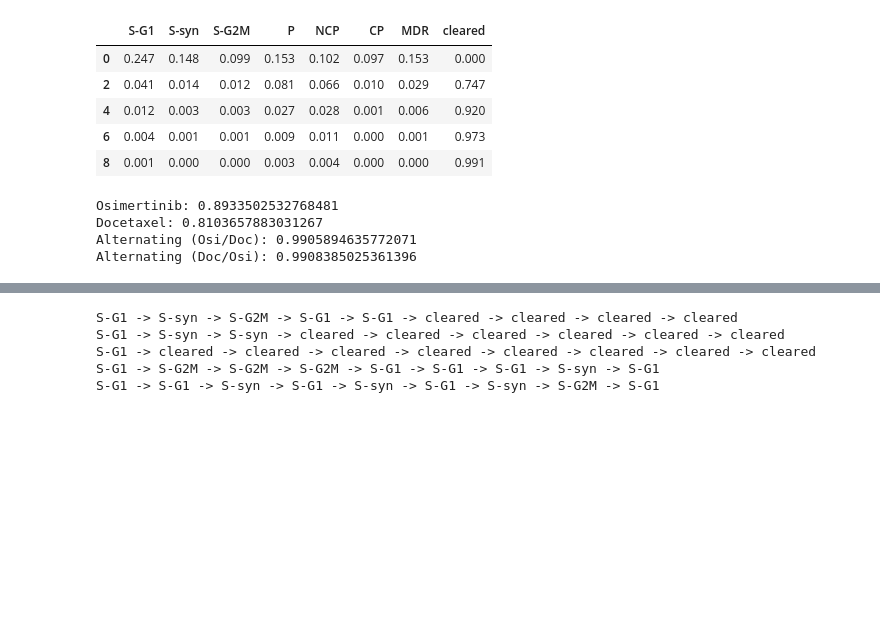
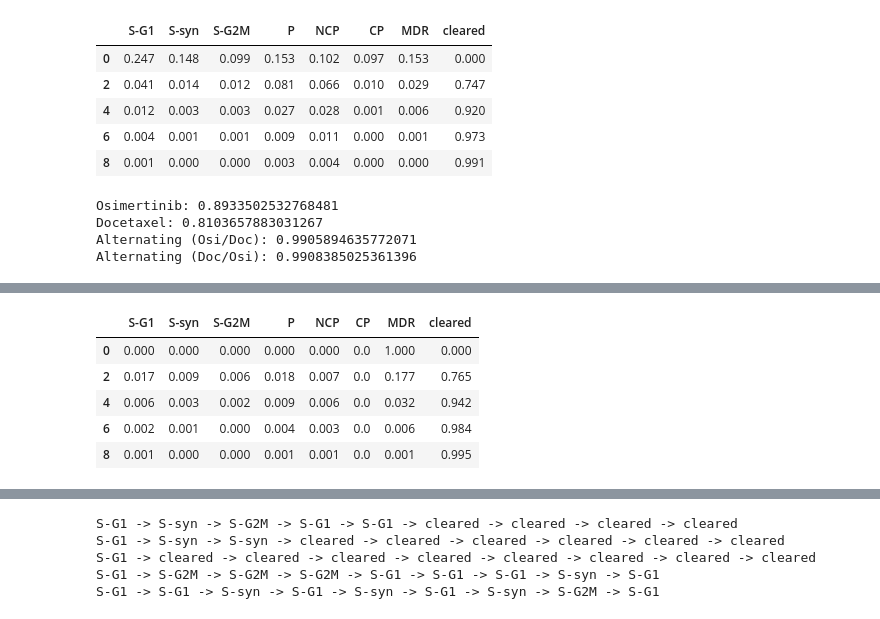
Before and after one commit to ae-phillips/uu_markov, a Jupyter notebook: lab_2/Lab09_markov_chain_cells.ipynb, the cells around one changed output, grey strips where cells are left out. Drawn from its saved outputs; the diff is of its cells as text; code cells hidden in the pictures; blank space fills up the shorter version.

```diff
--- a/lab_2/Lab09_markov_chain_cells.ipynb
+++ b/lab_2/Lab09_markov_chain_cells.ipynb
@@ -663,0 +703,20 @@ P Start: Osi, Doc, Holiday
+# %%
+traj_mdr_alt = [np.asarray(pi_mdr, dtype=float)]
+
+for _ in range(4):
+    traj_mdr_alt.append(traj_mdr_alt[-1] @ P_alt_pair)
+
+traj_mdr_alt = np.array(traj_mdr_alt)
+
+pd.DataFrame(
+    traj_mdr_alt,
+    columns=OUTCOMES,
+    index=[0, 2, 4, 6, 8]
+).round(3)
+# %% [output]
+|  | S-G1 | S-syn | S-G2M | P | NCP | CP | MDR | cleared |
+| 0 | 0.000 | 0.000 | 0.000 | 0.000 | 0.000 | 0.0 | 1.000 | 0.000 |
+| 2 | 0.017 | 0.009 | 0.006 | 0.018 | 0.007 | 0.0 | 0.177 | 0.765 |
+| 4 | 0.006 | 0.003 | 0.002 | 0.009 | 0.006 | 0.0 | 0.032 | 0.942 |
+| 6 | 0.002 | 0.001 | 0.000 | 0.004 | 0.003 | 0.0 | 0.006 | 0.984 |
+| 8 | 0.001 | 0.000 | 0.000 | 0.001 | 0.001 | 0.0 | 0.001 | 0.995 |
```
Also changed, not shown: parts of 14 cells of this notebook.
